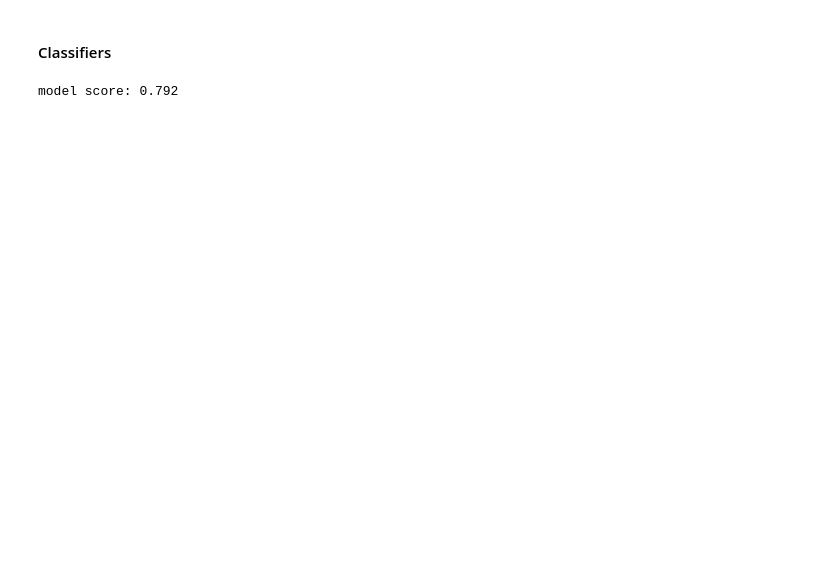
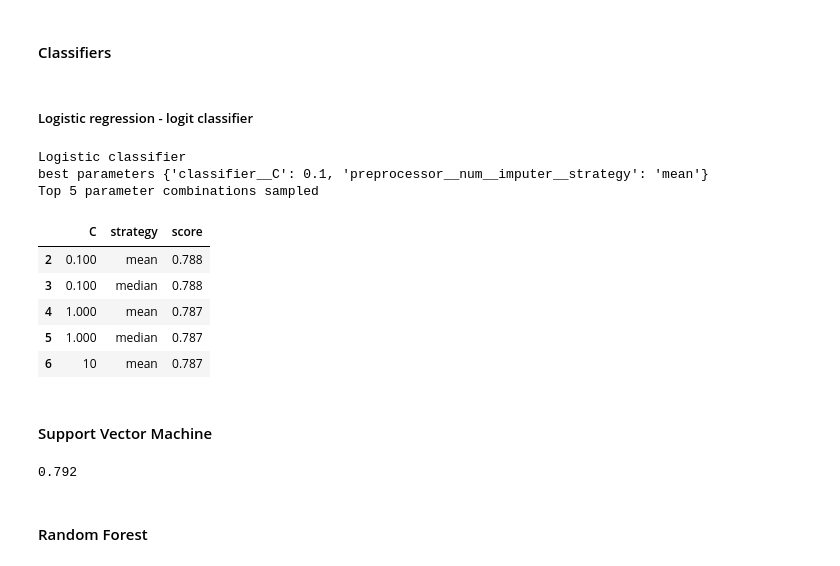
Before and after one commit to pmgasper/handson-ml, a Jupyter notebook: 03_ex3_titanic.ipynb, the cells around one changed output. Cells and saved outputs as stored; diff of their text form; code cells hidden in the pictures; blank space fills up the shorter version.

Commit message:
Added classifiers

```diff
--- a/03_ex3_titanic.ipynb
+++ b/03_ex3_titanic.ipynb
@@ -386,20 +387,9 @@ Processed categoricalical features:
 # %%
 # Combined preprocessor pipeline
-preprocessor = ColumnTransformer(transformers=[
-    ('num', num_trans, num_features),
-    ('cat', cat_trans, cat_features)
-])
+preprocessor = ColumnTransformer(
+    [('num', num_trans, num_features),
+     ('cat', cat_trans, cat_features)
+    ]
+)
 # %% [markdown]
 #### Classifiers
-# %%
-# Classifier pipeline
-clf = Pipeline(steps=[('preprocessor', preprocessor),
-                      ('classifier', LogisticRegression(solver='lbfgs'))])
-
-y = np.ravel(data.loc[:, ['survived']])
-X = data.drop(['survived'], axis=1)
-
-clf.fit(X, y)
-print("model score: %.3f" % clf.score(X, y))
-# %% [output]
-model score: 0.792
@@ -417,0 +396,57 @@ print(("best logistic regression from grid search: %.3f"
+# %% [markdown]
+##### Logistic regression - logit classifier
+# %%
+# logistic regression classifier
+log_clf = Pipeline(
+    [('preprocessor', preprocessor),
+     ('classifier', LogisticRegression(solver='lbfgs', random_state=42))])
+
+# hyperparameter, crossvalidation search
+param_grid = {
+    'preprocessor__num__imputer__strategy': ['mean', 'median'],
+    'classifier__C': [0.01, 0.1, 1.0, 10, 100]}
+
+grid_search = GridSearchCV(log_clf, param_grid, cv=5, iid=False,
+                           return_train_score=True)
+grid_search.fit(X_train, y_train)
+
+print('Logistic classifier:')
+print('best parameters {0}'.format(grid_search.best_params_))
+
+cvres = pd.DataFrame(grid_search.cv_results_)
+col_renames = {'param_classifier__C':'C',
+               'param_preprocessor__num__imputer__strategy':'strategy',
+               'mean_test_score':'score'}
+cvres.rename(col_renames, axis=1, inplace=True)
+cvres.sort_values(by='score', ascending=False, inplace=True)
+
+print('Top 5 parameter combinations sampled')
+with pd.option_context('max_rows', 5,
+                       'display.float_format', '{:.3f}'.format):
+    display(cvres.loc[:, ['C', 'strategy', 'score']].head(5))
+# %% [output]
+Logistic classifier
+best parameters {'classifier__C': 0.1, 'preprocessor__num__imputer__strategy': 'mean'}
+Top 5 parameter combinations sampled
+|  | C | strategy | score |
+| 2 | 0.100 | mean | 0.788 |
+| 3 | 0.100 | median | 0.788 |
+| 4 | 1.000 | mean | 0.787 |
+| 5 | 1.000 | median | 0.787 |
+| 6 | 10 | mean | 0.787 |
+# %% [markdown]
+#### Support Vector Machine
+# %%
+# support vector machine classifier
+svm_clf = Pipeline(
+    [('preprocessor', preprocessor),
+     ('classifier', SVC(gamma='auto'))])
+
+svm_clf.fit(X_train, y_train)
+
+scores = cross_val_score(svm_clf, X_train, y_train, cv=5)
+print('{0:.3}'.format(scores.mean()))
+# %% [output]
+0.792
+# %% [markdown]
+#### Random Forest
```
Also changed, not shown: parts of 12 cells of this notebook.
